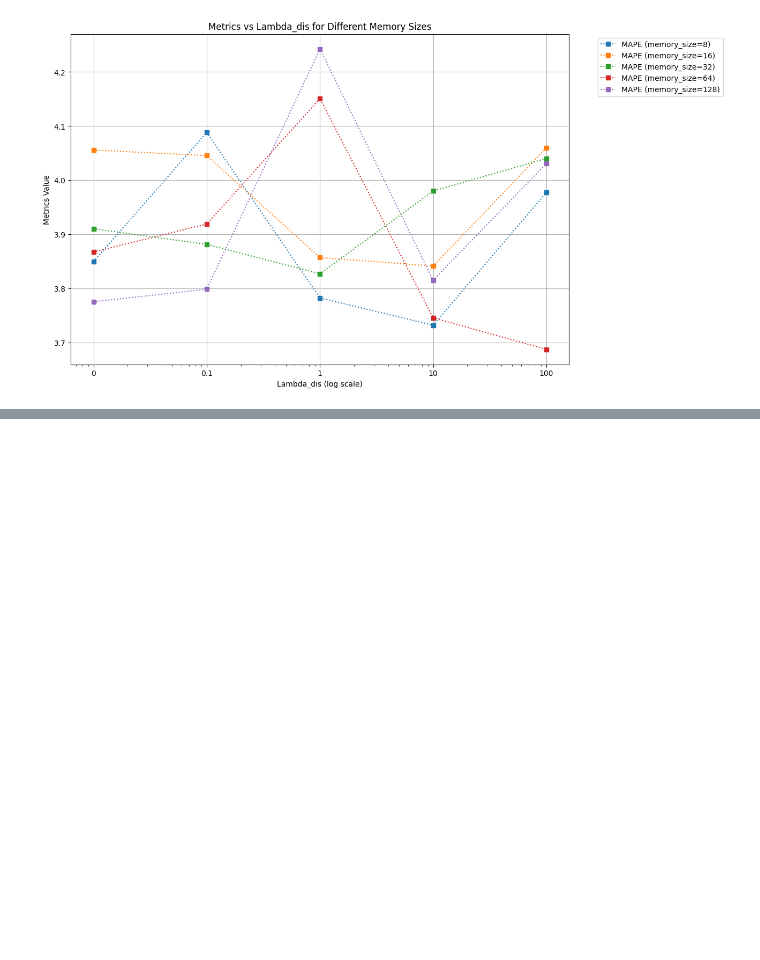
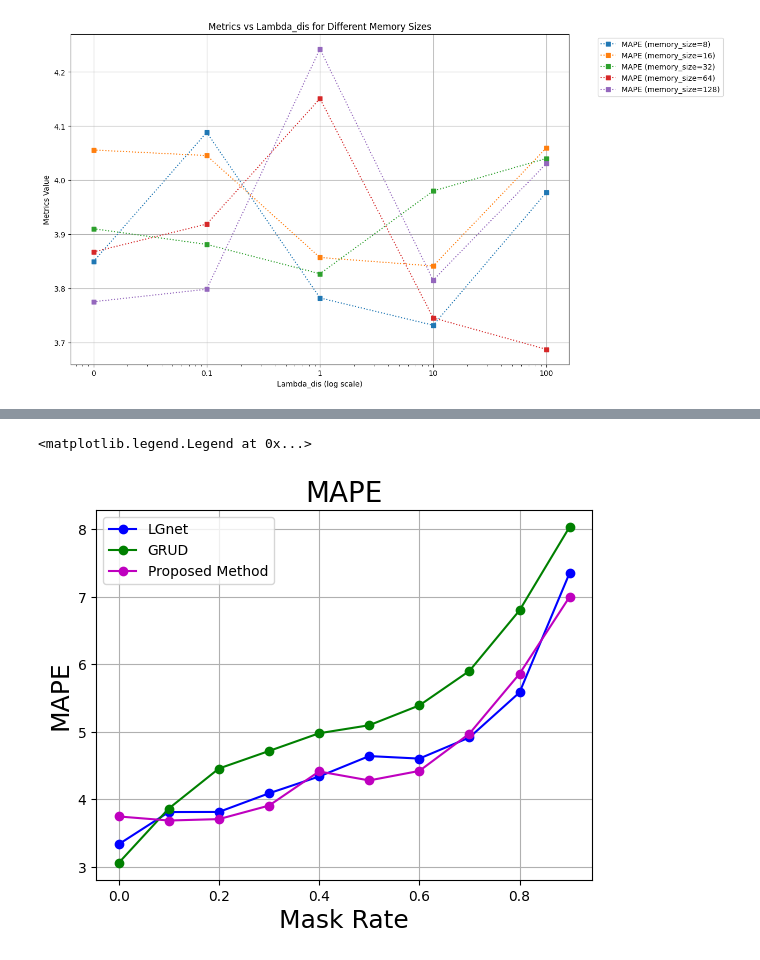
Before and after one commit to Shintaro0105/STdata_prediction, a Jupyter notebook: src/LGnet/graph.ipynb, the cells around one changed output, grey strips where cells are left out. Cells and saved outputs as stored; diff of their text form; code cells hidden in the pictures; blank space fills up the shorter version.

```diff
--- a/src/LGnet/graph.ipynb
+++ b/src/LGnet/graph.ipynb
@@ -404,0 +423,12 @@ plt.show()
+# %%
+plt.plot(df['Mask_Rate'], df['MAPE'], marker='o', label='LGnet', color='b')
+plt.plot(df__['Mask_Rate'], df__['MAPE'], marker='o', label='GRUD', color='g')
+plt.plot(df___['Mask_Rate'], df___['MAPE'], marker='o', label='Proposed Method', color='m')
+plt.title('MAPE',fontsize=20)
+plt.xlabel('Mask Rate',fontsize=18)
+plt.ylabel('MAPE',fontsize=18)
+plt.grid(True)
+plt.legend()
+# %% [output]
+<matplotlib.legend.Legend at 0x...>
+[figure, added]
```
Also changed, not shown: parts of 5 cells of this notebook, 11 other files.
